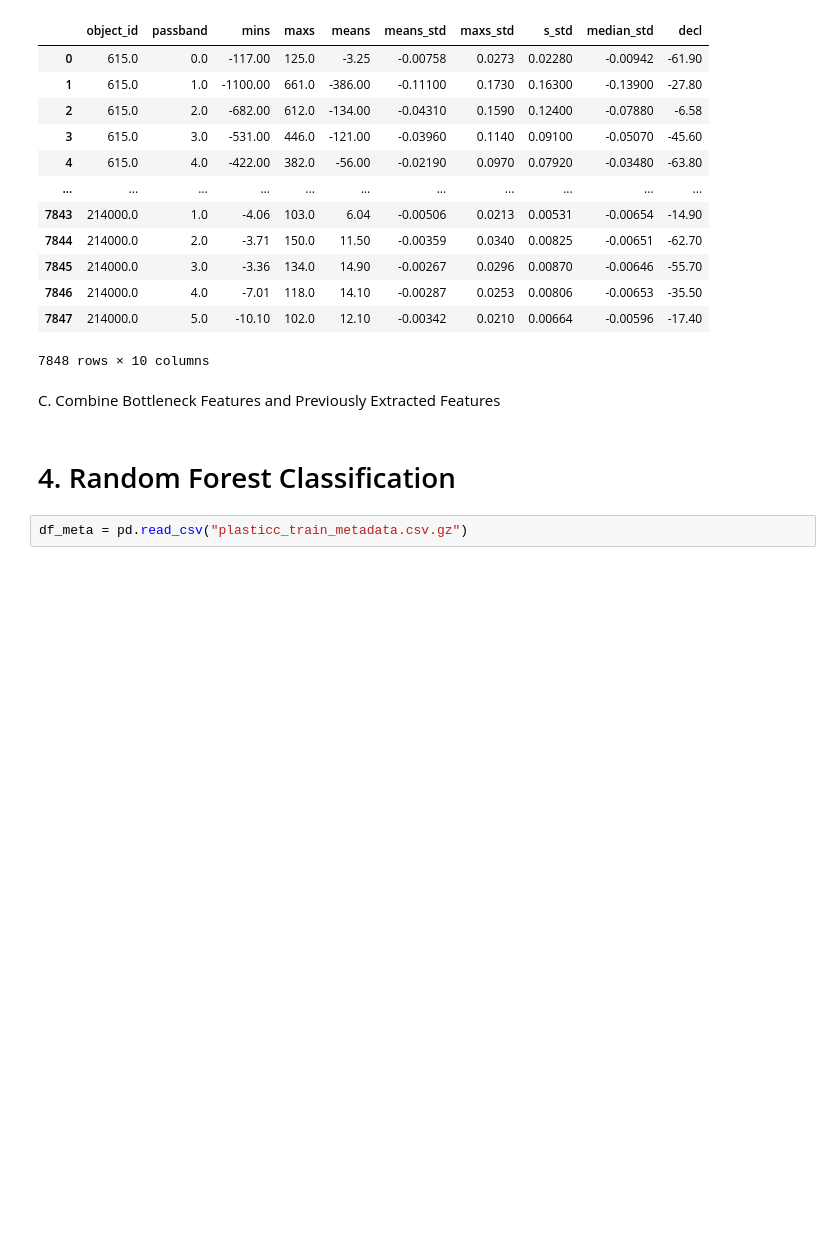
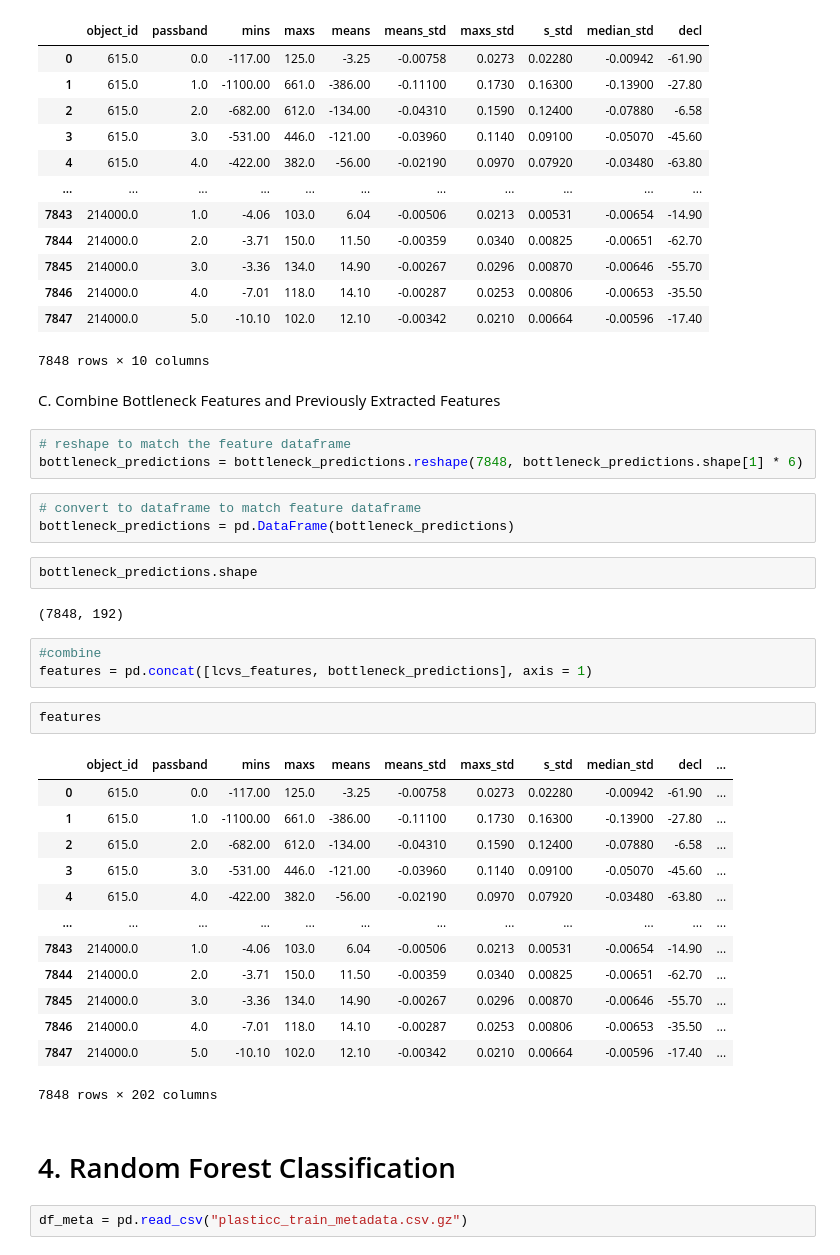
Before and after one commit to Janina712/MLTSA22_JBoecher, a Jupyter notebook: HW9/HW9_JBoecher.ipynb, the cells around one changed output. Cells and saved outputs as stored; diff of their text form; blank space fills up the shorter version.

```diff
--- a/HW9/HW9_JBoecher.ipynb
+++ b/HW9/HW9_JBoecher.ipynb
@@ -208,6 +208,35 @@ lcvs_features
 7848 rows × 10 columns
 # %% [markdown]
 C. Combine Bottleneck Features and Previously Extracted Features
+# %%
+# reshape to match the feature dataframe
+bottleneck_predictions = bottleneck_predictions.reshape(7848, bottleneck_predictions.shape[1] * 6)
+# %%
+# convert to dataframe to match feature dataframe
+bottleneck_predictions = pd.DataFrame(bottleneck_predictions)
+# %%
+bottleneck_predictions.shape
+# %% [output]
+(7848, 192)
+# %%
+#combine
+features = pd.concat([lcvs_features, bottleneck_predictions], axis = 1)
+# %%
+features
+# %% [output]
+|  | object_id | passband | mins | maxs | means | means_std | maxs_std | s_std | median_std | decl | ... |
+| 0 | 615.0 | 0.0 | -117.00 | 125.0 | -3.25 | -0.00758 | 0.0273 | 0.02280 | -0.00942 | -61.90 | ... |
+| 1 | 615.0 | 1.0 | -1100.00 | 661.0 | -386.00 | -0.11100 | 0.1730 | 0.16300 | -0.13900 | -27.80 | ... |
+| 2 | 615.0 | 2.0 | -682.00 | 612.0 | -134.00 | -0.04310 | 0.1590 | 0.12400 | -0.07880 | -6.58 | ... |
+| 3 | 615.0 | 3.0 | -531.00 | 446.0 | -121.00 | -0.03960 | 0.1140 | 0.09100 | -0.05070 | -45.60 | ... |
+| 4 | 615.0 | 4.0 | -422.00 | 382.0 | -56.00 | -0.02190 | 0.0970 | 0.07920 | -0.03480 | -63.80 | ... |
+| ... | ... | ... | ... | ... | ... | ... | ... | ... | ... | ... | ... |
+| 7843 | 214000.0 | 1.0 | -4.06 | 103.0 | 6.04 | -0.00506 | 0.0213 | 0.00531 | -0.00654 | -14.90 | ... |
+| 7844 | 214000.0 | 2.0 | -3.71 | 150.0 | 11.50 | -0.00359 | 0.0340 | 0.00825 | -0.00651 | -62.70 | ... |
+| 7845 | 214000.0 | 3.0 | -3.36 | 134.0 | 14.90 | -0.00267 | 0.0296 | 0.00870 | -0.00646 | -55.70 | ... |
+| 7846 | 214000.0 | 4.0 | -7.01 | 118.0 | 14.10 | -0.00287 | 0.0253 | 0.00806 | -0.00653 | -35.50 | ... |
+| 7847 | 214000.0 | 5.0 | -10.10 | 102.0 | 12.10 | -0.00342 | 0.0210 | 0.00664 | -0.00596 | -17.40 | ... |
+7848 rows × 202 columns
 # %% [markdown]
 # 4. Random Forest Classification
 # %%
```
